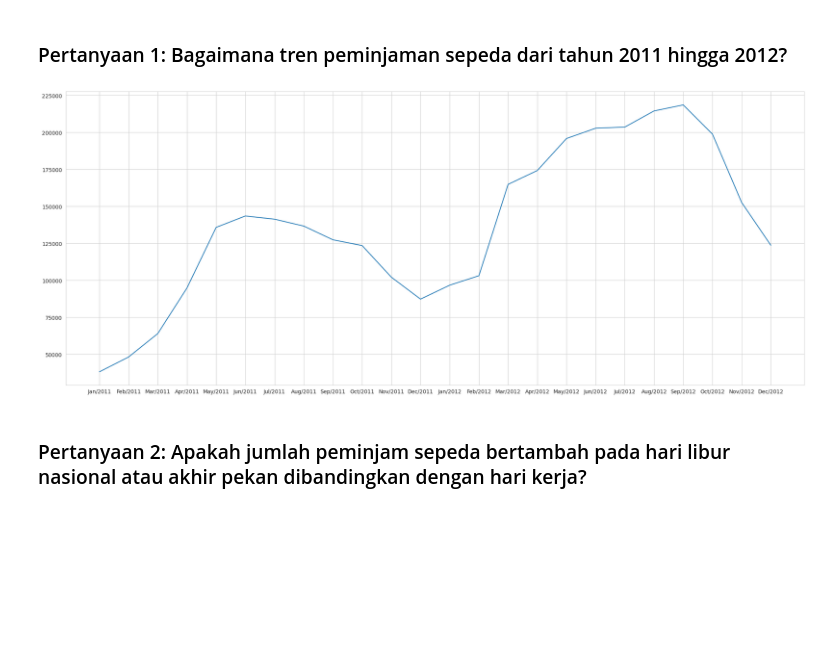
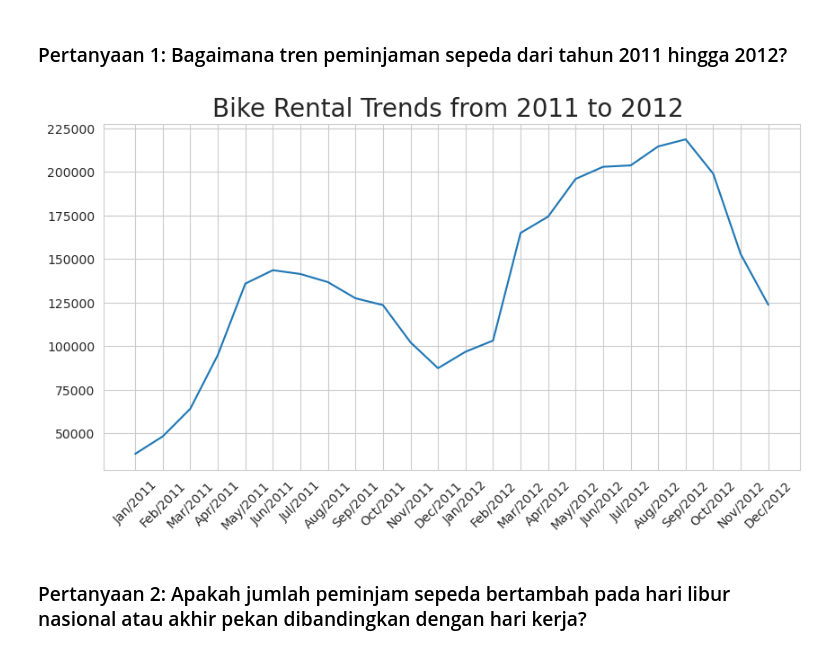
Before and after one commit to Refanz/analyst-data-bike-sharing, a Jupyter notebook: notebook.ipynb, the cells around one changed output. Drawn from its saved outputs; the diff is of its cells as text; code cells hidden in the pictures; blank space fills up the shorter version.

```diff
--- a/notebook.ipynb
+++ b/notebook.ipynb
@@ -734,28 +779,28 @@ Name: cnt, dtype: int64
 # %%
 # Melakukan grouping
 sharing_bike_trend_df = day_df.groupby(by=["yr", "mnth"])["cnt"].sum().reset_index()
 
 # Mengubah indeks tahun menjadi bentuk sebenarnya
 sharing_bike_trend_df["yr"] = sharing_bike_trend_df["yr"].apply(lambda x: 2011 if x == 0 else 2012)
 
 # Mengubah bulan dalam bentuk teks
 sharing_bike_trend_df["mnth"] = sharing_bike_trend_df["mnth"].apply(lambda x: calendar.month_abbr[x])
 
 # Membuat kolom baru dari kolom tahun dan bulan
 sharing_bike_trend_df["year_month"] = sharing_bike_trend_df["mnth"].astype(str) + "/" + sharing_bike_trend_df[
     "yr"].astype(str)
 
 # Membuang kolom yr dan mnth
 sharing_bike_trend_df.drop(columns=["yr", "mnth"], inplace=True)
 
 # Melakukan plotting untuk melihat tren peminjaman sepeda
-plt.figure(figsize=(25, 10))
+plt.figure(figsize=(10, 5))
 plt.plot(sharing_bike_trend_df["year_month"], sharing_bike_trend_df["cnt"])
-plt.title("", loc="center", fontsize=20)
-plt.xticks(fontsize=10)
+plt.title("Bike Rental Trends from 2011 to 2012 ", loc="center", fontsize=20)
+plt.xticks(fontsize=10, rotation=45)
 plt.yticks(fontsize=10)
 plt.show()
 # %% [output]
-[figure, old version]
+[figure, new version]
 # %% [markdown]
 ### Pertanyaan 2: Apakah jumlah peminjam sepeda bertambah pada hari libur nasional atau akhir pekan dibandingkan dengan hari kerja?
```
Also changed, not shown: parts of 15 cells of this notebook.
